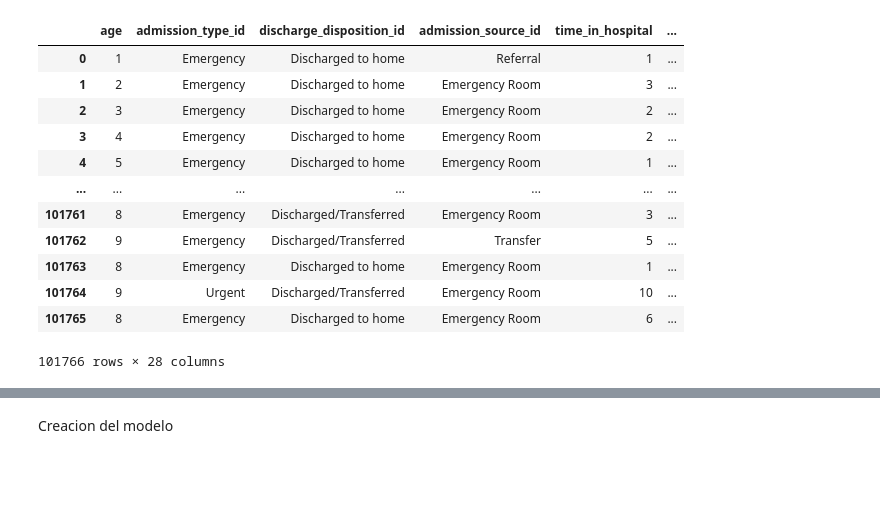
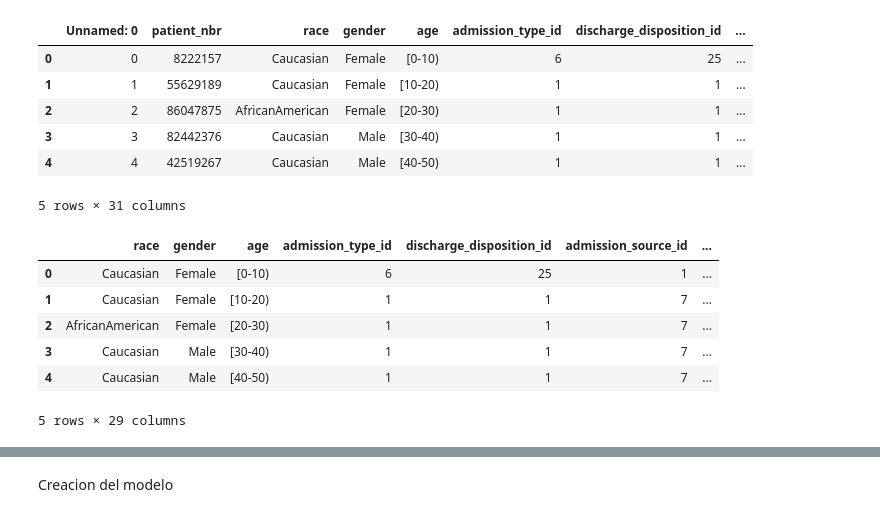
Before and after one commit to Galo0000/Nocountry_proyect_01, a Jupyter notebook: ML_test.ipynb, the cells around one changed output, grey strips where cells are left out. Saved outputs shown, nothing was run; the diff lists cells and outputs as text; code cells hidden in the pictures; blank space fills up the shorter version.

```diff
--- a/ML_test.ipynb
+++ b/ML_test.ipynb
@@ -17,19 +17,24 @@ scale = StandardScaler()
 #from optuna.integration import SklearnSearchCV
 # %%
 # Carga la base de datos desde un archivo csv
-df = pd.read_csv('data_limpio.csv')
-df
+df = pd.read_csv('diabetic_data_modified.csv')
+df.head()
 # %% [output]
-|  | age | admission_type_id | discharge_disposition_id | admission_source_id | time_in_hospital | ... |
-| 0 | 1 | Emergency | Discharged to home | Referral | 1 | ... |
-| 1 | 2 | Emergency | Discharged to home | Emergency Room | 3 | ... |
-| 2 | 3 | Emergency | Discharged to home | Emergency Room | 2 | ... |
-| 3 | 4 | Emergency | Discharged to home | Emergency Room | 2 | ... |
-| 4 | 5 | Emergency | Discharged to home | Emergency Room | 1 | ... |
-| ... | ... | ... | ... | ... | ... | ... |
-| 101761 | 8 | Emergency | Discharged/Transferred | Emergency Room | 3 | ... |
-| 101762 | 9 | Emergency | Discharged/Transferred | Transfer | 5 | ... |
-| 101763 | 8 | Emergency | Discharged to home | Emergency Room | 1 | ... |
-| 101764 | 9 | Urgent | Discharged/Transferred | Emergency Room | 10 | ... |
-| 101765 | 8 | Emergency | Discharged to home | Emergency Room | 6 | ... |
+|  | Unnamed: 0 | patient_nbr | race | gender | age | admission_type_id | discharge_disposition_id | ... |
+| 0 | 0 | 8222157 | Caucasian | Female | [0-10) | 6 | 25 | ... |
+| 1 | 1 | 55629189 | Caucasian | Female | [10-20) | 1 | 1 | ... |
+| 2 | 2 | 86047875 | AfricanAmerican | Female | [20-30) | 1 | 1 | ... |
+| 3 | 3 | 82442376 | Caucasian | Male | [30-40) | 1 | 1 | ... |
+| 4 | 4 | 42519267 | Caucasian | Male | [40-50) | 1 | 1 | ... |
-101766 rows × 28 columns
+5 rows × 31 columns
+# %%
+df = df.drop(columns=["Unnamed: 0","patient_nbr",], axis=1)
+df.head()
+# %% [output]
+|  | race | gender | age | admission_type_id | discharge_disposition_id | admission_source_id | ... |
+| 0 | Caucasian | Female | [0-10) | 6 | 25 | 1 | ... |
+| 1 | Caucasian | Female | [10-20) | 1 | 1 | 7 | ... |
+| 2 | AfricanAmerican | Female | [20-30) | 1 | 1 | 7 | ... |
+| 3 | Caucasian | Male | [30-40) | 1 | 1 | 7 | ... |
+| 4 | Caucasian | Male | [40-50) | 1 | 1 | 7 | ... |
+5 rows × 29 columns
```
Also changed, not shown: parts of 28 cells of this notebook, 5 other files.
